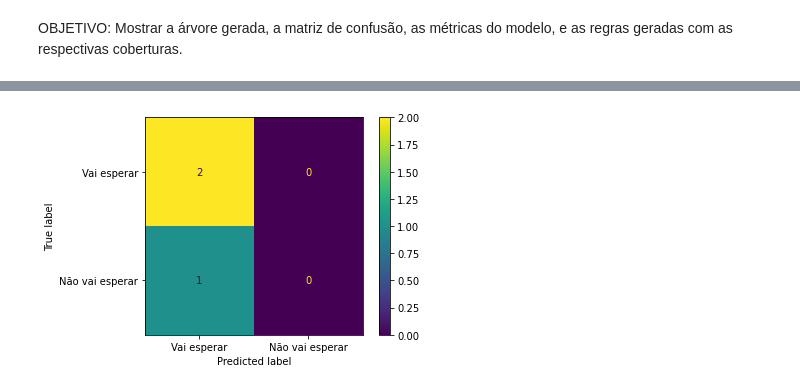
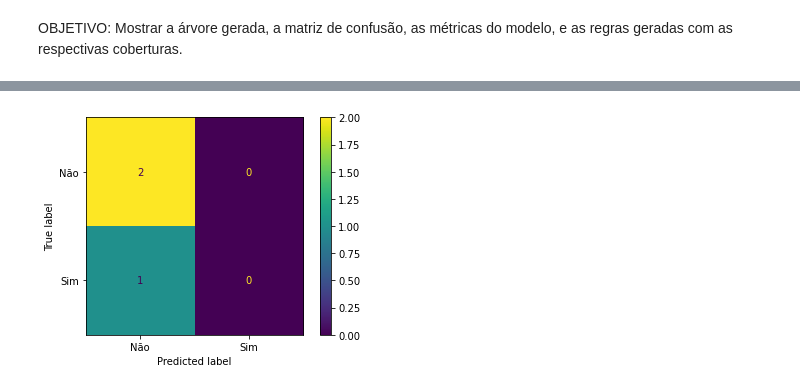
Before and after one commit to brunofaria27/artificial-intelligence, a Jupyter notebook: Decision Tree/DecisionTreeRestaurant.ipynb, the cells around one changed output, grey strips where cells are left out. Drawn from its saved outputs; the diff is of its cells as text; code cells hidden in the pictures.

Commit message:
Correção com problemas na label da martriz de confusão e nas metricas de avaliacao

```diff
--- a/Decision Tree/DecisionTreeRestaurant.ipynb
+++ b/Decision Tree/DecisionTreeRestaurant.ipynb
@@ -58,12 +58,11 @@ from sklearn.metrics import ConfusionMatrixDisplay
 import matplotlib.pyplot as plt
 # %%
 conf_matrix = confusion_matrix(dataset_teste_class, tree_restaurant.predict(dataset_teste))
-labels = ["Vai esperar", "Não vai esperar"]
-cmd = ConfusionMatrixDisplay(conf_matrix, display_labels=labels)
+cmd = ConfusionMatrixDisplay(conf_matrix, display_labels=dataset_teste_class.values)
 cmd.plot(values_format="d")
 plt.show()
 # %% [output]
-[figure, old version]
+[figure, new version]
 # %%
 # Importando bibliotecas para calcular métricas
 from sklearn.metrics import accuracy_score
```
Also changed, not shown: parts of 2 cells of this notebook, 3 other files.
